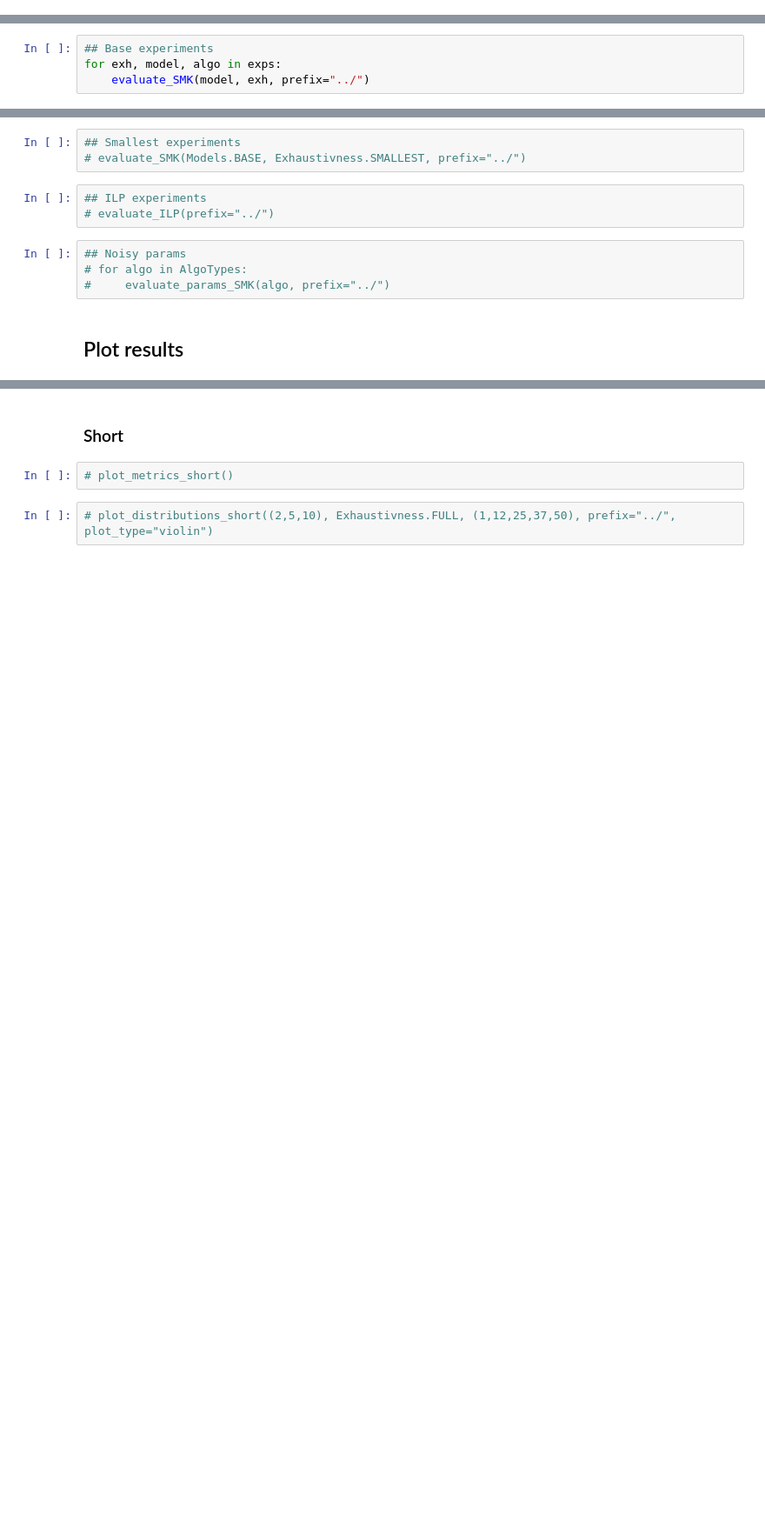
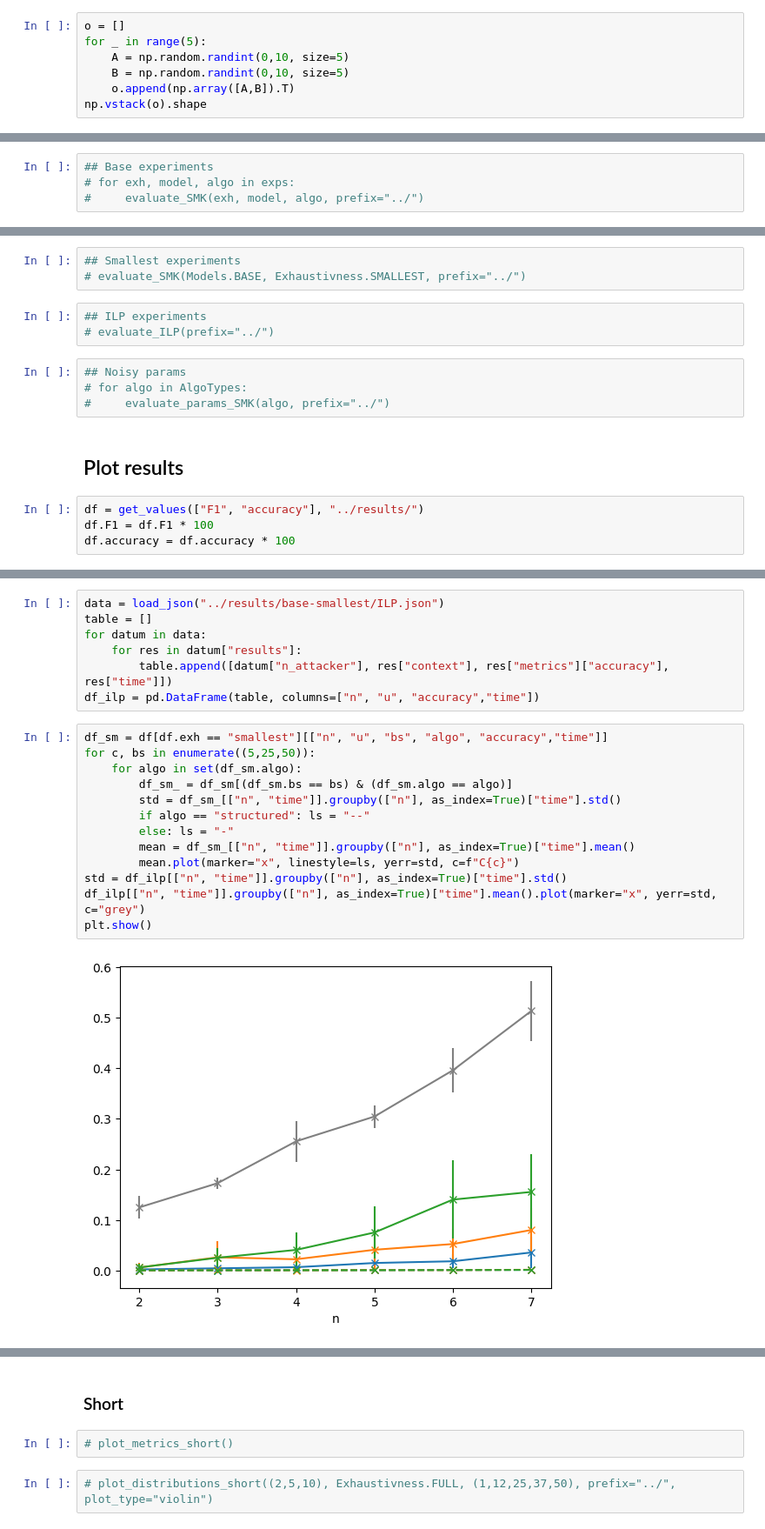
Before and after one commit to SamuelReyd/SearchingForCauses, a Jupyter notebook: src/Experiments.ipynb, the cells around one changed output, grey strips where cells are left out. Shown at 87% size. Cells and saved outputs as stored; diff of their text form; blank space fills up the shorter version.

```diff
--- a/src/Experiments.ipynb
+++ b/src/Experiments.ipynb
@@ -3,3 +3,10 @@
 # %%
 import numpy as np, timeit, time, matplotlib.pyplot as plt, json, os, pandas as pd
 from tqdm import tqdm
+# %%
+o = []
+for _ in range(5):
+    A = np.random.randint(0,10, size=5)
+    B = np.random.randint(0,10, size=5)
+    o.append(np.array([A,B]).T)
+np.vstack(o).shape
@@ -16,7 +222,7 @@ import shutil, os
 ## Evaluate experiments
 # %%
 ## Base experiments
-for exh, model, algo in exps:
-    evaluate_SMK(model, exh, prefix="../")
+# for exh, model, algo in exps:
+#     evaluate_SMK(exh, model, algo, prefix="../")
 # %%
 ## Noisy experiments
@@ -33,3 +241,7 @@ evaluate_noisy_SMK(prefix="../")
 #     evaluate_params_SMK(algo, prefix="../")
 # %% [markdown]
 ## Plot results
+# %%
+df = get_values(["F1", "accuracy"], "../results/")
+df.F1 = df.F1 * 100
+df.accuracy = df.accuracy * 100
@@ -35,0 +269,22 @@ evaluate_noisy_SMK(prefix="../")
+# %%
+data = load_json("../results/base-smallest/ILP.json")
+table = []
+for datum in data:
+    for res in datum["results"]:
+        table.append([datum["n_attacker"], res["context"], res["metrics"]["accuracy"], res["time"]])
+df_ilp = pd.DataFrame(table, columns=["n", "u", "accuracy","time"])
+# %%
+df_sm = df[df.exh == "smallest"][["n", "u", "bs", "algo", "accuracy","time"]]
+for c, bs in enumerate((5,25,50)):
+    for algo in set(df_sm.algo):
+        df_sm_ = df_sm[(df_sm.bs == bs) & (df_sm.algo == algo)]
+        std = df_sm_[["n", "time"]].groupby(["n"], as_index=True)["time"].std()
+        if algo == "structured": ls = "--"
+        else: ls = "-"
+        mean = df_sm_[["n", "time"]].groupby(["n"], as_index=True)["time"].mean()
+        mean.plot(marker="x", linestyle=ls, yerr=std, c=f"C{c}")
+std = df_ilp[["n", "time"]].groupby(["n"], as_index=True)["time"].std()
+df_ilp[["n", "time"]].groupby(["n"], as_index=True)["time"].mean().plot(marker="x", yerr=std, c="grey")
+plt.show()
+# %% [output]
+[figure, added]
```
Also changed, not shown: parts of 40 cells of this notebook, 16 other files.
